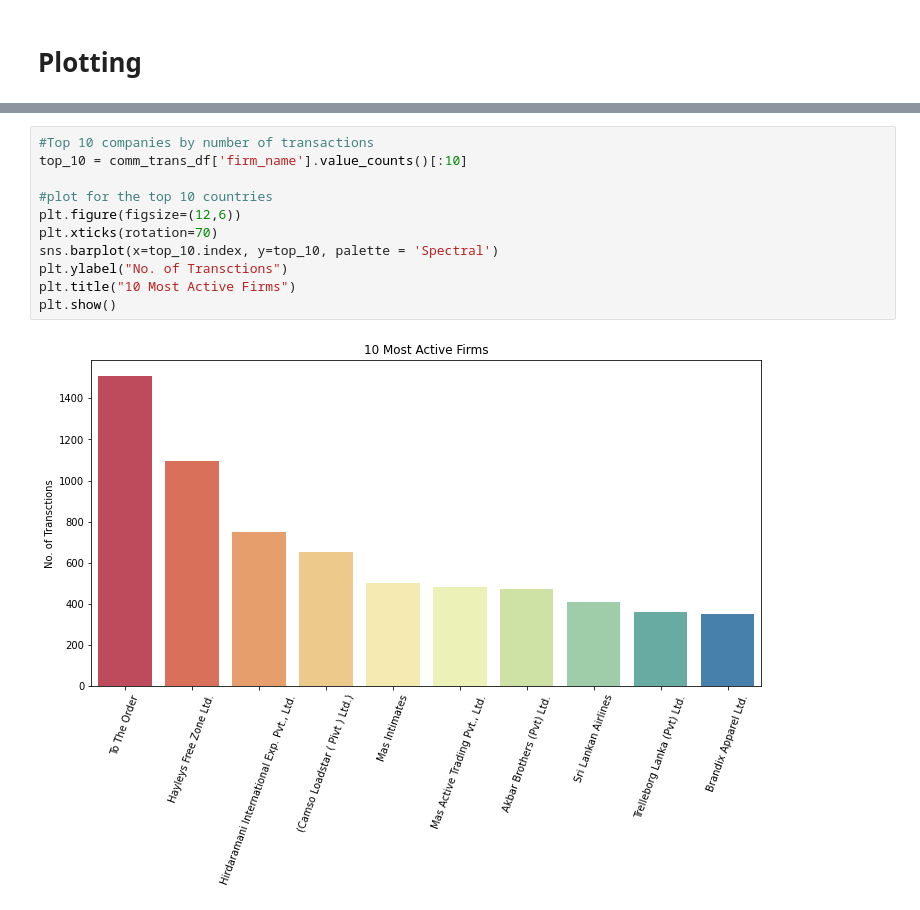
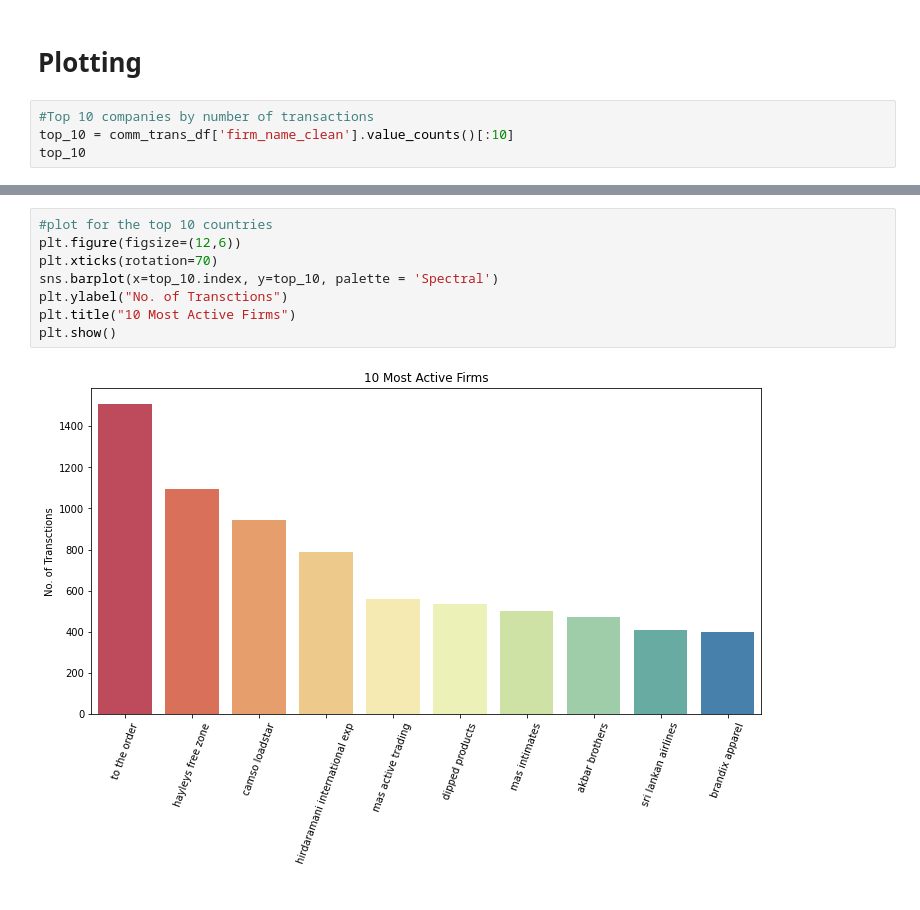
Before and after one commit to noragriffith/WorldBankTest, a Jupyter notebook: test_code_noragriffith.ipynb, the cells around one changed output, grey strips where cells are left out. Saved outputs shown, nothing was run; the diff lists cells and outputs as text.

```diff
--- a/test_code_noragriffith.ipynb
+++ b/test_code_noragriffith.ipynb
@@ -141,3 +141,7 @@ comm_trans_df
 105890 rows × 4 columns
 # %% [markdown]
 # Plotting
+# %%
+#Top 10 companies by number of transactions
+top_10 = comm_trans_df['firm_name_clean'].value_counts()[:10]
+top_10
@@ -144,13 +160,10 @@ comm_trans_df
 # %%
-#Top 10 companies by number of transactions
-top_10 = comm_trans_df['firm_name'].value_counts()[:10]
-
 #plot for the top 10 countries
 plt.figure(figsize=(12,6))
 plt.xticks(rotation=70)
 sns.barplot(x=top_10.index, y=top_10, palette = 'Spectral')
 plt.ylabel("No. of Transctions")
 plt.title("10 Most Active Firms")
 plt.show()
 # %% [output]
-[figure, old version]
+[figure, new version]
```
Also changed, not shown: parts of 1 cell of this notebook.
